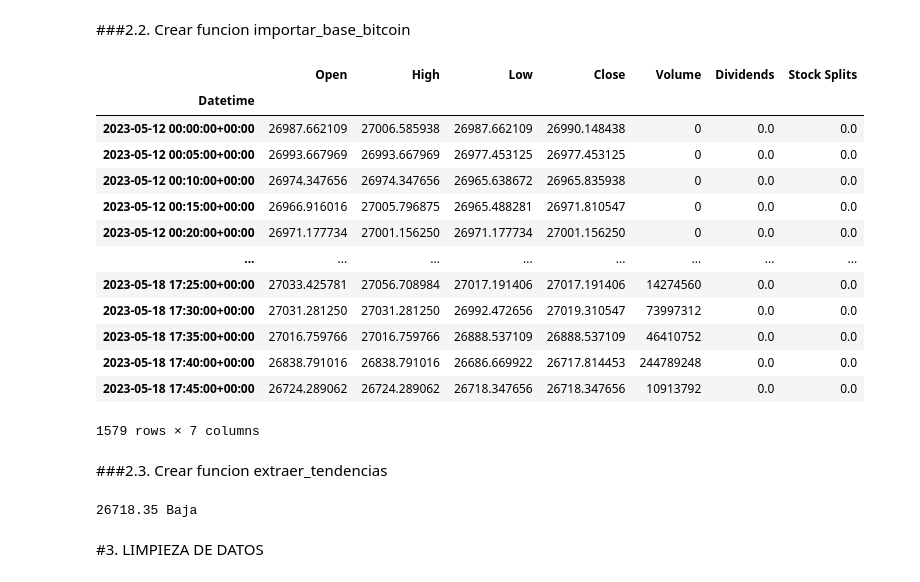
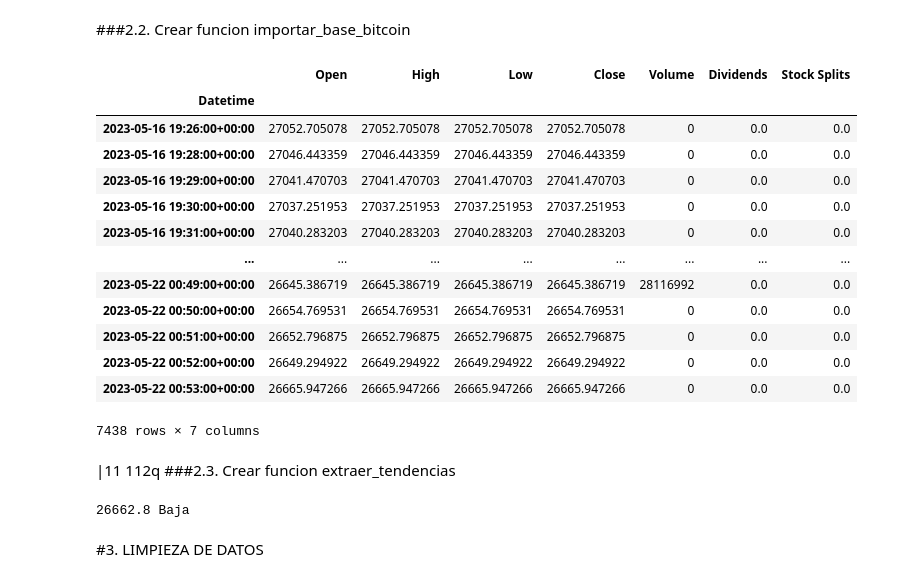
Before and after one commit to fedrianMF/Robot-Trading, a Jupyter notebook: Challenge_1.ipynb, the cells around one changed output. Cells and saved outputs as stored; diff of their text form; code cells hidden in the pictures.

```diff
--- a/Challenge_1.ipynb
+++ b/Challenge_1.ipynb
@@ -5,7 +5,7 @@
 # %% [markdown]
 ###1.1. Declaracion de Variables Globales
 # %%
-df_bitcoin, precio_actual, tendencia, media_bitcoin, algoritmo_decision = [], 0.0, '', 0.0, ''
+df_bitcoin, precio_actual, tendencia, media_bitcoin, algoritmo_decision, decision_felix = [], 0.0, '', 0.0, '', ''
 # %% [markdown]
 ###1.2. Verificacion de Librerias
 # %%
@@ -49,29 +49,29 @@ from IPython.display import clear_output
 # %%
 def importar_base_bitcoin():
   global df_bitcoin, precio_actual, tendencia, media_bitcoin,  algoritmo_decision
   ticker = "BTC-USD"
   stock = yf.Ticker(ticker)
-  df_bitcoin = stock.history(period="7d", interval="5m")
+  df_bitcoin = stock.history(period="7d", interval="1m")
 
 importar_base_bitcoin()
 df_bitcoin
 # %% [output]
 |  | Open | High | Low | Close | Volume | Dividends | Stock Splits |
 | Datetime |  |  |  |  |  |  |  |
-| 2023-05-12 00:00:00+00:00 | 26987.662109 | 27006.585938 | 26987.662109 | 26990.148438 | 0 | 0.0 | 0.0 |
-| 2023-05-12 00:05:00+00:00 | 26993.667969 | 26993.667969 | 26977.453125 | 26977.453125 | 0 | 0.0 | 0.0 |
-| 2023-05-12 00:10:00+00:00 | 26974.347656 | 26974.347656 | 26965.638672 | 26965.835938 | 0 | 0.0 | 0.0 |
-| 2023-05-12 00:15:00+00:00 | 26966.916016 | 27005.796875 | 26965.488281 | 26971.810547 | 0 | 0.0 | 0.0 |
-| 2023-05-12 00:20:00+00:00 | 26971.177734 | 27001.156250 | 26971.177734 | 27001.156250 | 0 | 0.0 | 0.0 |
+| 2023-05-16 19:26:00+00:00 | 27052.705078 | 27052.705078 | 27052.705078 | 27052.705078 | 0 | 0.0 | 0.0 |
+| 2023-05-16 19:28:00+00:00 | 27046.443359 | 27046.443359 | 27046.443359 | 27046.443359 | 0 | 0.0 | 0.0 |
+| 2023-05-16 19:29:00+00:00 | 27041.470703 | 27041.470703 | 27041.470703 | 27041.470703 | 0 | 0.0 | 0.0 |
+| 2023-05-16 19:30:00+00:00 | 27037.251953 | 27037.251953 | 27037.251953 | 27037.251953 | 0 | 0.0 | 0.0 |
+| 2023-05-16 19:31:00+00:00 | 27040.283203 | 27040.283203 | 27040.283203 | 27040.283203 | 0 | 0.0 | 0.0 |
 | ... | ... | ... | ... | ... | ... | ... | ... |
-| 2023-05-18 17:25:00+00:00 | 27033.425781 | 27056.708984 | 27017.191406 | 27017.191406 | 14274560 | 0.0 | 0.0 |
-| 2023-05-18 17:30:00+00:00 | 27031.281250 | 27031.281250 | 26992.472656 | 27019.310547 | 73997312 | 0.0 | 0.0 |
-| 2023-05-18 17:35:00+00:00 | 27016.759766 | 27016.759766 | 26888.537109 | 26888.537109 | 46410752 | 0.0 | 0.0 |
-| 2023-05-18 17:40:00+00:00 | 26838.791016 | 26838.791016 | 26686.669922 | 26717.814453 | 244789248 | 0.0 | 0.0 |
-| 2023-05-18 17:45:00+00:00 | 26724.289062 | 26724.289062 | 26718.347656 | 26718.347656 | 10913792 | 0.0 | 0.0 |
+| 2023-05-22 00:49:00+00:00 | 26645.386719 | 26645.386719 | 26645.386719 | 26645.386719 | 28116992 | 0.0 | 0.0 |
+| 2023-05-22 00:50:00+00:00 | 26654.769531 | 26654.769531 | 26654.769531 | 26654.769531 | 0 | 0.0 | 0.0 |
+| 2023-05-22 00:51:00+00:00 | 26652.796875 | 26652.796875 | 26652.796875 | 26652.796875 | 0 | 0.0 | 0.0 |
+| 2023-05-22 00:52:00+00:00 | 26649.294922 | 26649.294922 | 26649.294922 | 26649.294922 | 0 | 0.0 | 0.0 |
+| 2023-05-22 00:53:00+00:00 | 26665.947266 | 26665.947266 | 26665.947266 | 26665.947266 | 0 | 0.0 | 0.0 |
-1579 rows × 7 columns
+7438 rows × 7 columns
 # %% [markdown]
-###2.3. Crear funcion extraer_tendencias
+|11 112q  ###2.3. Crear funcion extraer_tendencias
 # %%
 def extraer_tendencias():
   global df_bitcoin, precio_actual, tendencia, media_bitcoin,  algoritmo_decision
@@ -82,12 +82,13 @@ def extraer_tendencias():
   bitcoin_row = soup.find('table').tbody.tr
   precio_actual = float(bitcoin_row.findAll('td')[3].find('span').getText().replace(',','').replace('$',''))
   tendencia = 'Baja' if 'icon-Caret-down' in bitcoin_row.findAll('td')[4].find('span').span.get('class') else 'Baja'
-  #tendencia_local = bitcoin_row.findAll('td')[4].find('span').getText().replace('%','')
+  tendencia_local = bitcoin_row.findAll('td')[4].find('span').getText().replace('%','')
+  #print(tendencia_local)
 
 extraer_tendencias()
 print(str(precio_actual), tendencia)
 # %% [output]
-26718.35 Baja
+26662.8 Baja
 # %% [markdown]
 #3. LIMPIEZA DE DATOS
 # %% [markdown]
```
Also changed, not shown: parts of 4 cells of this notebook.
